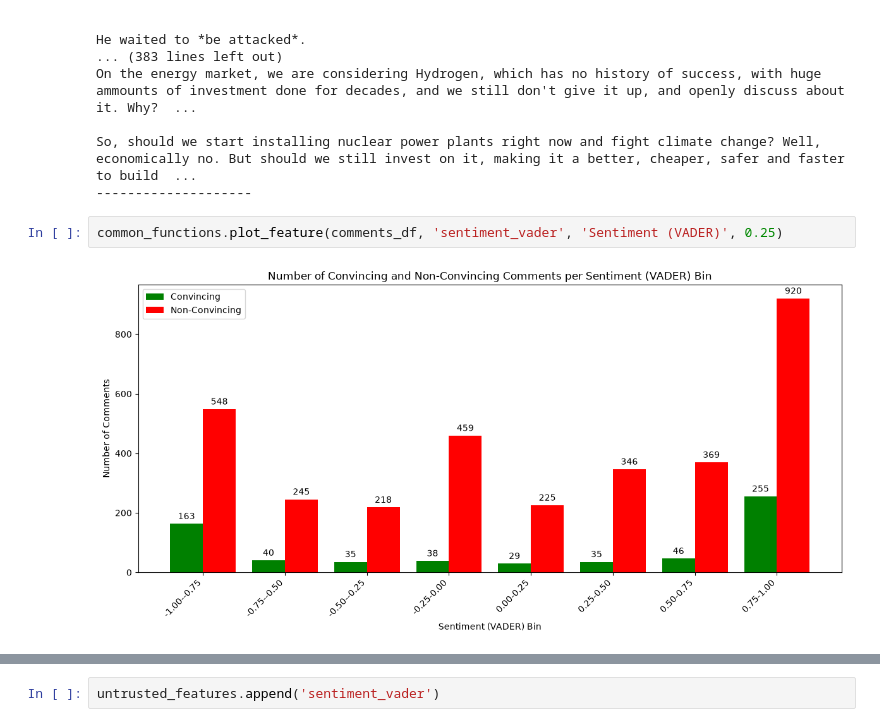
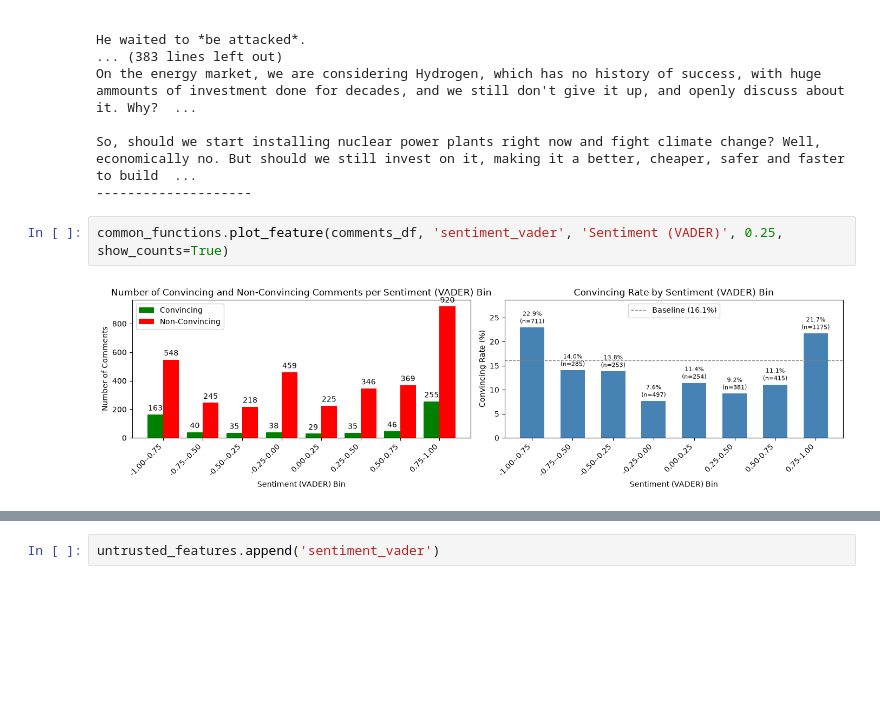
Before and after one commit to jct-nlp/change-my-view-2025, a Jupyter notebook: this work/03.1_feature_engineering_part1.ipynb, the cells around one changed output, grey strips where cells are left out. Saved outputs shown, nothing was run; the diff lists cells and outputs as text; blank space fills up the shorter version.

```diff
--- a/this work/03.1_feature_engineering_part1.ipynb
+++ b/this work/03.1_feature_engineering_part1.ipynb
@@ -286,6 +286,6 @@ On the energy market, we are considering Hydrogen, which has no history of succe
 So, should we start installing nuclear power plants right now and fight climate change? Well, economically no. But should we still invest on it, making it a better, cheaper, safer and faster to build  ...
 --------------------
 # %%
-common_functions.plot_feature(comments_df, 'sentiment_vader', 'Sentiment (VADER)', 0.25)
+common_functions.plot_feature(comments_df, 'sentiment_vader', 'Sentiment (VADER)', 0.25, show_counts=True)
 # %% [output]
-[figure, old version]
+[figure, new version]
```
Also changed, not shown: parts of 13 cells of this notebook, 1 other file.
